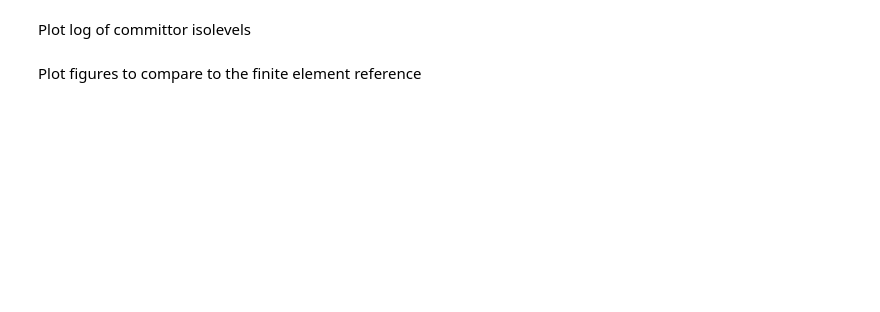
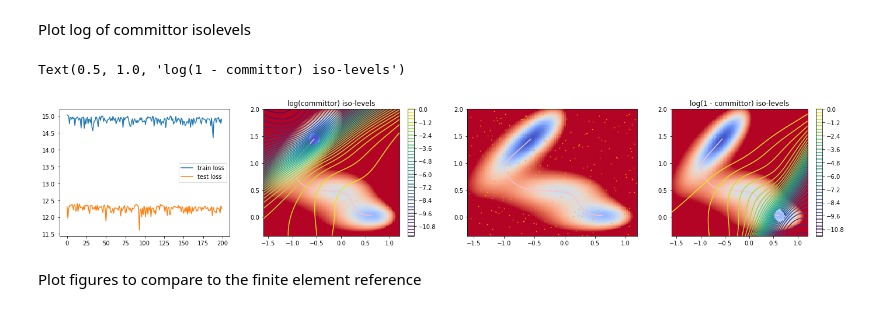
Before and after one commit to thomaspigeon/2dpotentials, a Jupyter notebook: Committor_MullerBrown.ipynb, the cells around one changed output. Cells and saved outputs as stored; diff of their text form; code cells hidden in the pictures; blank space fills up the shorter version.

```diff
--- a/Committor_MullerBrown.ipynb
+++ b/Committor_MullerBrown.ipynb
@@ -222,8 +258,8 @@ RMSE react =  0.03715830369618656
 # %% [markdown]
 ### Generate dataset with Uniform distribution of configurations.
 # %%
-K = 1000    # number o short trajectories
-N = 1       # time lagg in number of delta t
+K = 5 * 10**2    # number of short trajectories
+N = 160           # time lagg in number of delta t
 # %%
 x_ini = np.random.ranf(2*K) * (np.max(pot.x2d[:, 0]) - np.min(pot.x2d[:, 0])) + np.min(pot.x2d[:, 0])
 y_ini = np.random.ranf(2*K) * (np.max(pot.x2d[:, 1]) - np.min(pot.x2d[:, 1])) + np.min(pot.x2d[:, 1])
@@ -248,24 +314,44 @@ for j in range(1, 2*K):
+# %%
+j = 0
+x_0 = np.array([[x_ini[j], y_ini[j]]])
+short_traj = unbiased_OL_on_MB.run(x_0, N, save_grad=False, save_gauss=True)
+data_unif = np.append(x_0, short_traj["gauss_traj"][0:1, :], axis=1)
+data_unif = np.append(data_unif, short_traj["x_traj"][0:1, :], axis=1)
+for i in range(1, N):
+    data_unif = np.append(data_unif, short_traj["gauss_traj"][i:i+1, :], axis=1)
+    data_unif = np.append(data_unif, short_traj["x_traj"][i:i+1, :], axis=1)
+for j in range(1, 2*K):
+    x_0 = np.array([[x_ini[j], y_ini[j]]])
+    short_traj = unbiased_OL_on_MB.run(x_0, N, save_grad=False, save_gauss=True)
+    datapoint = np.append(x_0, short_traj["gauss_traj"][0:1, :], axis=1)
+    datapoint = np.append(datapoint, short_traj["x_traj"][0:1, :], axis=1)
+    for i in range(1, N):
+        datapoint = np.append(datapoint, short_traj["gauss_traj"][i:i+1, :], axis=1)
+        datapoint = np.append(datapoint, short_traj["x_traj"][i:i+1, :], axis=1)
+
+    data_unif = np.append(data_unif, datapoint, axis=0)
 # %%
 dataset = {"any_distrib" : data_unif, "beta" : beta, "dt" : dt}
 # %%
 del(committor)           # to restart from new model
 del(committor_training)
 
-committor = CommittorOneDecoder([2, 20, 20, 1], [1, 10, 10, 2], 0, pot)
+committor = CommittorOneDecoder([2, 5, 1], [1, 2], 0, pot)
 committor_training = TainCommittorOverdampedOneDecoder(committor, pot, dataset)
 
 committor_training.train_test_split(train_size=K)
 committor_training.split_training_dataset_K_folds(2)
 committor_training.set_train_val_data(0)
 
-committor_training.set_optimizer('Adam', 0.005)
+committor_training.set_optimizer('Adam', 0.001)
 
 loss_params = {}
 loss_params["ito_loss_weight"] = 1.0
-loss_params["n_wait"] = 50
+loss_params["pen_points_weight"] = 0.0 * 10**4
+loss_params["n_wait"] = 250
 committor_training.set_loss_weight(loss_params)
 
-batch_size = K // 2
-max_epochs = 10
+batch_size = 10**2
+max_epochs = 10000
 
 loss_dict = committor_training.train(batch_size, max_epochs)
@@ -284,29 +380,32 @@ Plot log of committor isolevels
 # %%
 xi_on_grid = committor_training.committor_model.xi_forward(pot.x2d).reshape([100, 100])
 fig, (ax0, ax1, ax2, ax3) = plt.subplots(1, 4, figsize=(24, 4))
 # loss function evolution
-ax0.plot(loss_dict["train_loss"][-100:], label='train loss')
-ax0.plot(loss_dict["test_loss"][-100:], label='test loss')
+ax0.plot(loss_dict["train_loss"][-200:], label='train loss')
+ax0.plot(loss_dict["test_loss"][-200:], label='test loss')
 ax0.legend()
 # log committor plot
 pot.plot_potential_heat_map(ax1)
 ax1.plot(pot.minimum_energy_paths[0][:, 0], pot.minimum_energy_paths[0][:, 1], color='pink', label='Minimum energy path')
 ax1.plot(pot.minimum_energy_paths[1][:, 0], pot.minimum_energy_paths[1][:, 1], color='pink')
 contour1 = ax1.contour(pot.x_plot, pot.y_plot, np.log(xi_on_grid), 40, cmap='viridis')
 fig.colorbar(contour1, ax=ax1)
 ax1.set_title("log(committor) iso-levels")
 # dataset distribution
 pot.plot_potential_heat_map(ax2)
 ax2.plot(pot.minimum_energy_paths[0][:, 0], pot.minimum_energy_paths[0][:, 1], color='pink', label='Minimum energy path')
 ax2.plot(pot.minimum_energy_paths[1][:, 0], pot.minimum_energy_paths[1][:, 1], color='pink')
 ax2.scatter(committor_training.train_data[:, 0], committor_training.train_data[:, 1], color='orange', s=0.5)
 # log 1- committor plot
 pot.plot_potential_heat_map(ax3)
 ax3.plot(pot.minimum_energy_paths[0][:, 0], pot.minimum_energy_paths[0][:, 1], color='pink', label='Minimum energy path')
 ax3.plot(pot.minimum_energy_paths[1][:, 0], pot.minimum_energy_paths[1][:, 1], color='pink')
 contour3 = ax3.contour(pot.x_plot, pot.y_plot, np.log(1 - xi_on_grid), 40, cmap='viridis')
 fig.colorbar(contour3, ax=ax3)
 ax3.set_title("log(1 - committor) iso-levels")
+# %% [output]
+Text(0.5, 1.0, 'log(1 - committor) iso-levels')
+[figure, added]
 # %% [markdown]
 Plot figures to compare to the finite element reference
 # %%
```
Also changed, not shown: parts of 31 cells of this notebook.
